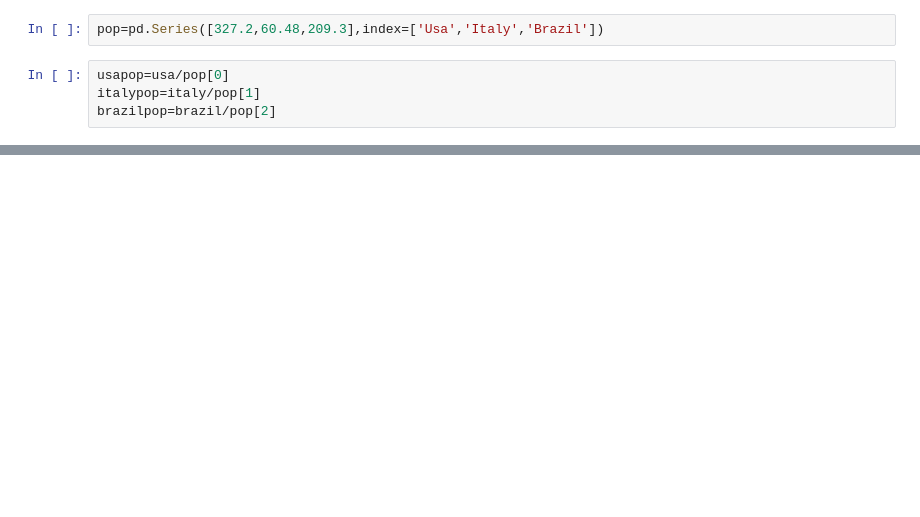
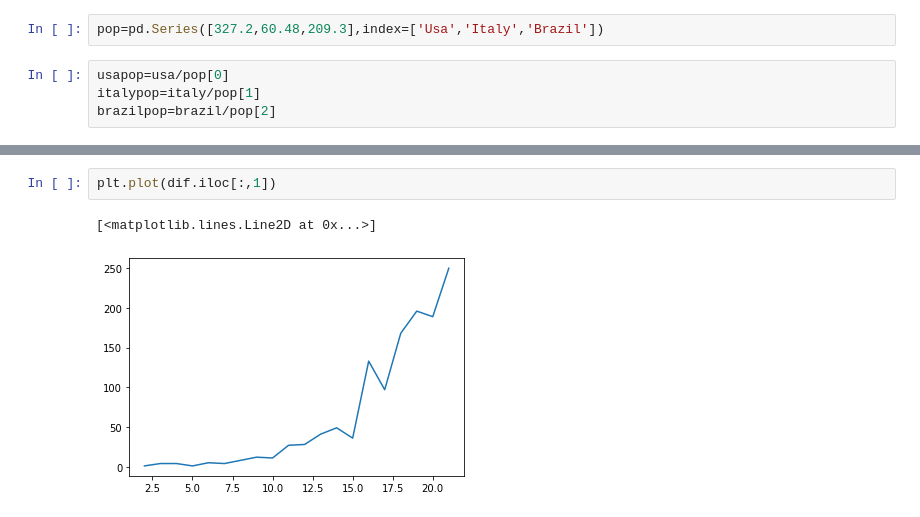
Before and after one commit to GuitosFritos/Covid-19, a Jupyter notebook: COVID-19.ipynb, the cells around one changed output, grey strips where cells are left out. Saved outputs shown, nothing was run; the diff lists cells and outputs as text; blank space fills up the shorter version.

```diff
--- a/COVID-19.ipynb
+++ b/COVID-19.ipynb
@@ -90,0 +119,5 @@ plt.show()
+# %%
+plt.plot(dif.iloc[:,1])
+# %% [output]
+[<matplotlib.lines.Line2D at 0x...>]
+[figure, added]
```
Also changed, not shown: parts of 7 cells of this notebook.
